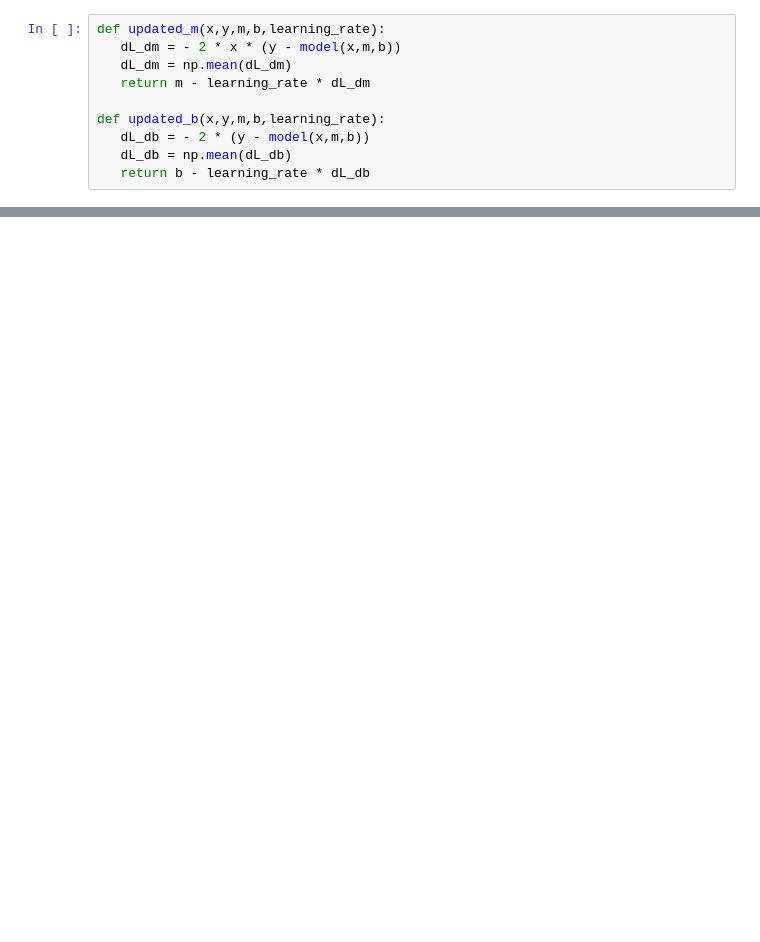
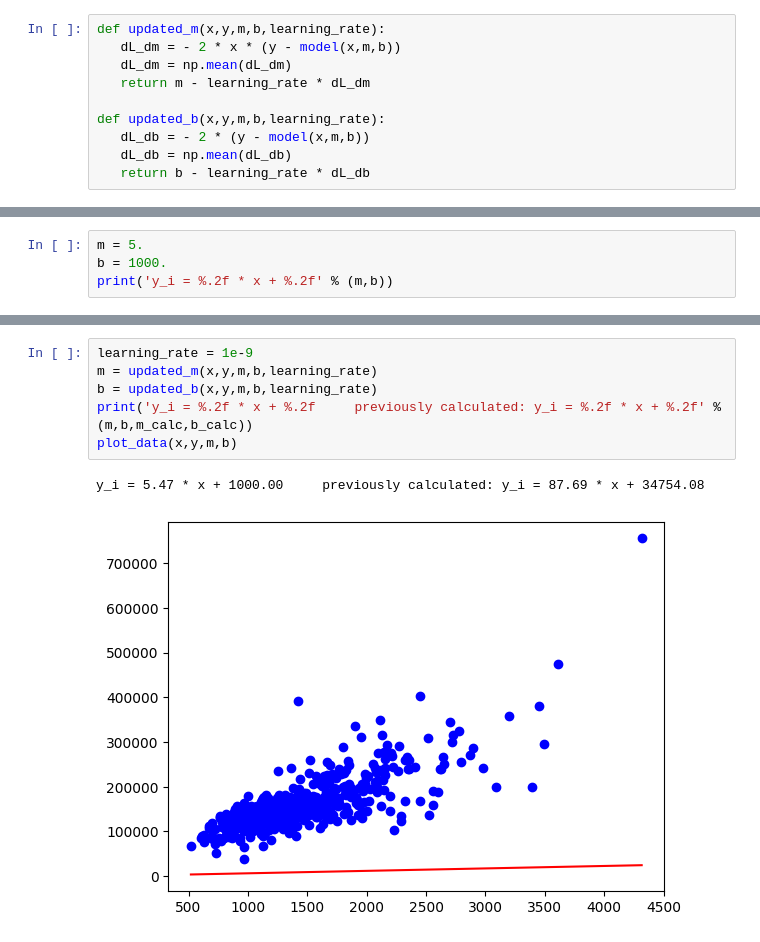
Before and after one commit to jrpenabastidas/ai-science-training-series, a Jupyter notebook: 01_intro_AI_on_Supercomputer/01_linear_regression_sgd.ipynb, the cells around one changed output, grey strips where cells are left out. Cells and saved outputs as stored; diff of their text form; blank space fills up the shorter version.

```diff
--- a/01_intro_AI_on_Supercomputer/01_linear_regression_sgd.ipynb
+++ b/01_intro_AI_on_Supercomputer/01_linear_regression_sgd.ipynb
@@ -103,0 +279,4 @@ b_history = []
+# %%
+m = 5.
+b = 1000.
+print('y_i = %.2f * x + %.2f' % (m,b))
@@ -103,0 +294,9 @@ b_history = []
+# %%
+learning_rate = 1e-9
+m = updated_m(x,y,m,b,learning_rate)
+b = updated_b(x,y,m,b,learning_rate)
+print('y_i = %.2f * x + %.2f     previously calculated: y_i = %.2f * x + %.2f' % (m,b,m_calc,b_calc))
+plot_data(x,y,m,b)
+# %% [output]
+y_i = 5.47 * x + 1000.00     previously calculated: y_i = 87.69 * x + 34754.08
+[figure, added]
```
Also changed, not shown: parts of 35 cells of this notebook.
